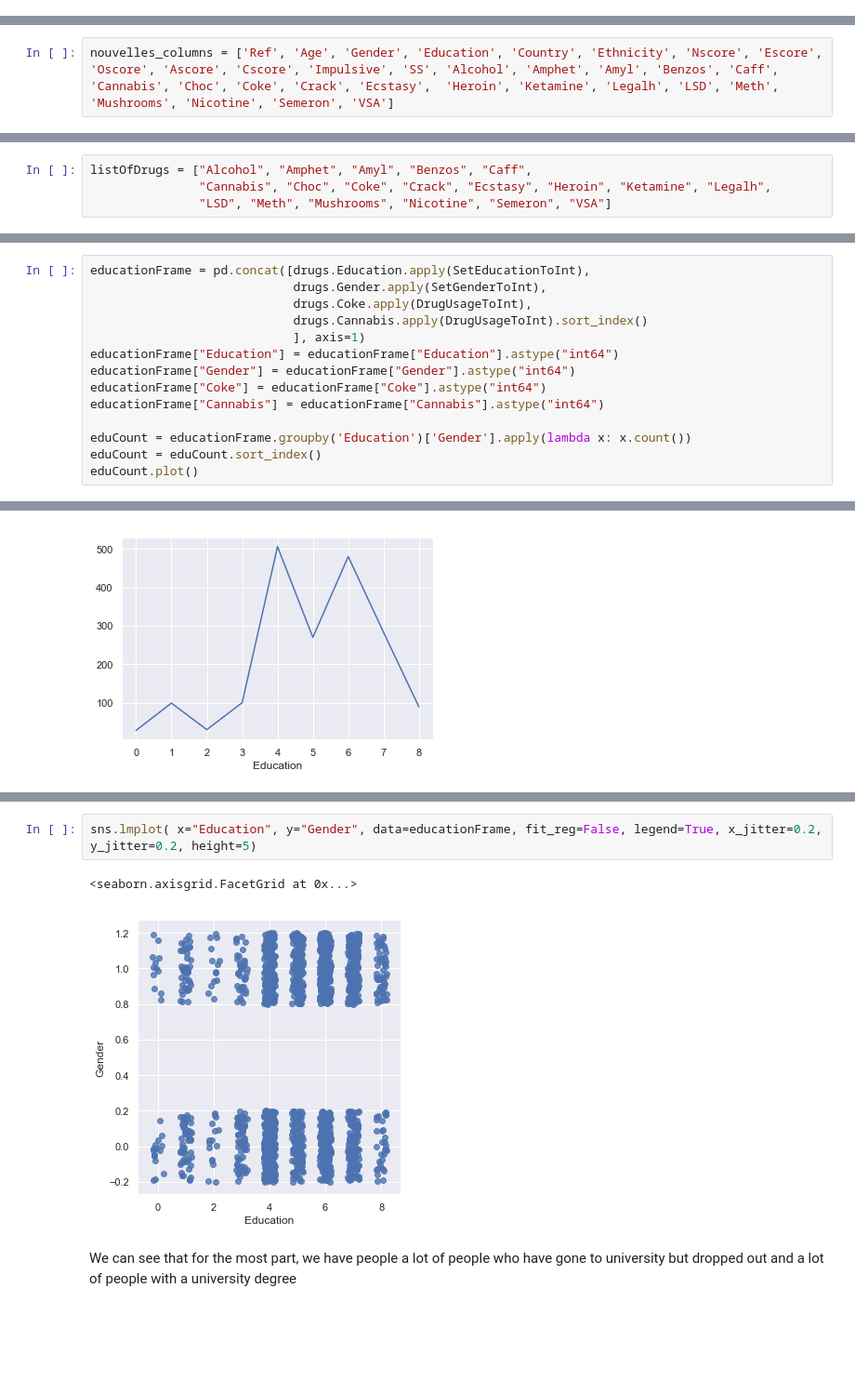
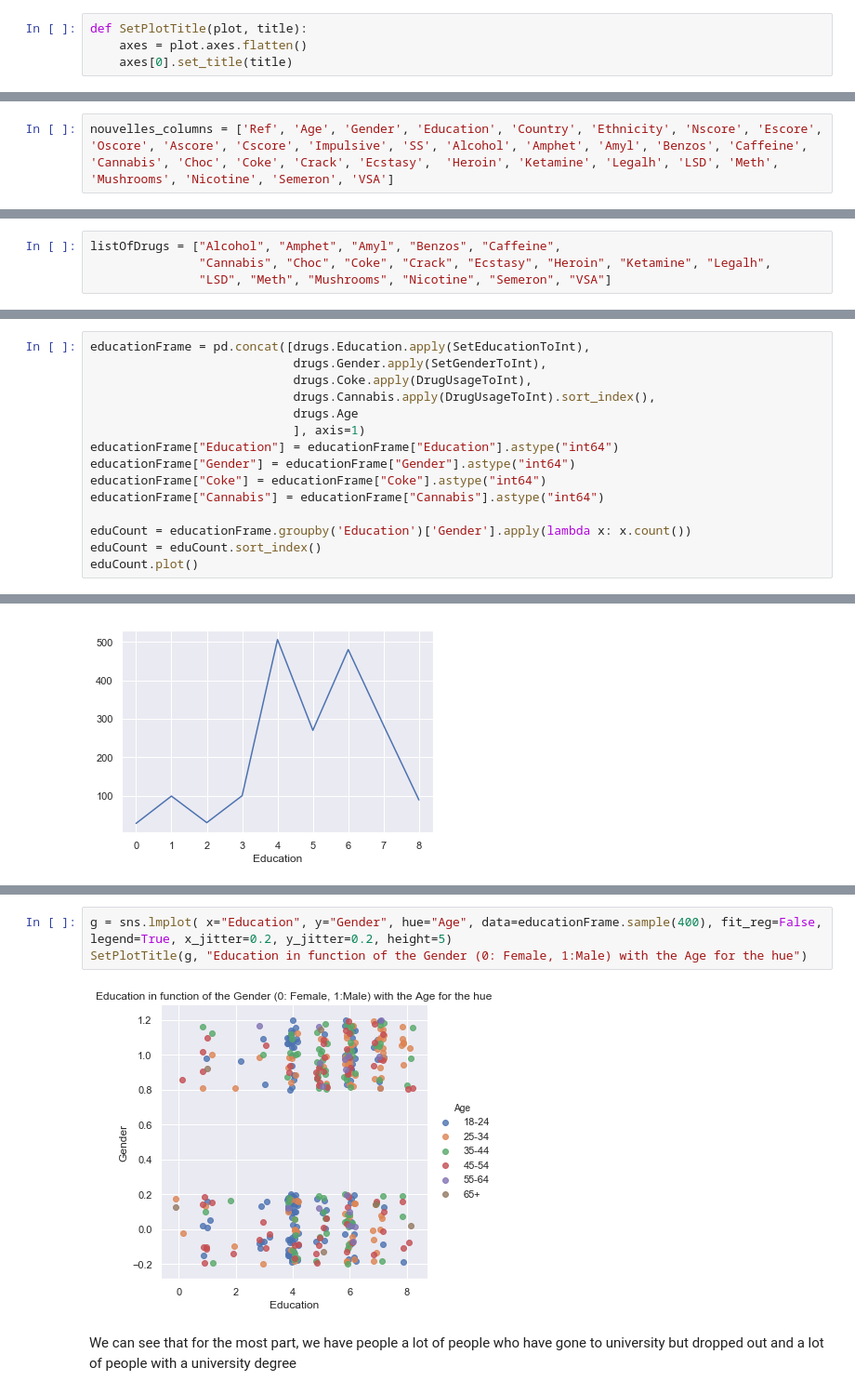
Before and after one commit to FearlessClock/PythonDataAnalyste, a Jupyter notebook: Drug consumption.ipynb, the cells around one changed output, grey strips where cells are left out. Shown at 93% size. Drawn from its saved outputs; the diff is of its cells as text; blank space fills up the shorter version.

```diff
--- a/Drug consumption.ipynb
+++ b/Drug consumption.ipynb
@@ -69,3 +69,7 @@ def SetGenderToInt(usage):
         return 0
     elif usage == "Female":
         return 1
+# %%
+def SetPlotTitle(plot, title):
+    axes = plot.axes.flatten()
+    axes[0].set_title(title)
@@ -121,7 +195,7 @@ Int64Index([ 0,  1,  2,  3,  4,  5,  6,  7,  8,  9, 10, 11, 12, 13, 14, 15, 16,
             17, 18, 19, 20, 21, 22, 23, 24, 25, 26, 27, 28, 29, 30, 31],
            dtype='int64')
 # %%
-nouvelles_columns = ['Ref', 'Age', 'Gender', 'Education', 'Country', 'Ethnicity', 'Nscore', 'Escore', 'Oscore', 'Ascore', 'Cscore', 'Impulsive', 'SS', 'Alcohol', 'Amphet', 'Amyl', 'Benzos', 'Caff', 'Cannabis', 'Choc', 'Coke', 'Crack', 'Ecstasy',  'Heroin', 'Ketamine', 'Legalh', 'LSD', 'Meth', 'Mushrooms', 'Nicotine', 'Semeron', 'VSA']
+nouvelles_columns = ['Ref', 'Age', 'Gender', 'Education', 'Country', 'Ethnicity', 'Nscore', 'Escore', 'Oscore', 'Ascore', 'Cscore', 'Impulsive', 'SS', 'Alcohol', 'Amphet', 'Amyl', 'Benzos', 'Caffeine', 'Cannabis', 'Choc', 'Coke', 'Crack', 'Ecstasy',  'Heroin', 'Ketamine', 'Legalh', 'LSD', 'Meth', 'Mushrooms', 'Nicotine', 'Semeron', 'VSA']
 # %%
 list(zip(nouvelles_columns, drugs.columns))
 # %% [output]
@@ -265,7 +339,7 @@ ClassValue
  'CL5': 'Used in Last Week',
  'CL6': 'Used in Last Day'}
 # %%
-listOfDrugs = ["Alcohol", "Amphet", "Amyl", "Benzos", "Caff",
+listOfDrugs = ["Alcohol", "Amphet", "Amyl", "Benzos", "Caffeine",
                "Cannabis", "Choc", "Coke", "Crack", "Ecstasy", "Heroin", "Ketamine", "Legalh",
                "LSD", "Meth", "Mushrooms", "Nicotine", "Semeron", "VSA"]
 # %%
@@ -758,7 +1097,8 @@ Interestingly enough, we can see that if you have used one of these drugs in the
 educationFrame = pd.concat([drugs.Education.apply(SetEducationToInt),
                             drugs.Gender.apply(SetGenderToInt),
                             drugs.Coke.apply(DrugUsageToInt),
-                            drugs.Cannabis.apply(DrugUsageToInt).sort_index()
+                            drugs.Cannabis.apply(DrugUsageToInt).sort_index(),
+                            drugs.Age
                             ], axis=1)
 educationFrame["Education"] = educationFrame["Education"].astype("int64")
 educationFrame["Gender"] = educationFrame["Gender"].astype("int64")
@@ -779,8 +1114,8 @@ educationFrame.plot(kind="scatter", x="Education", y="Gender", yticks=[0, 1])
 # %%
-sns.lmplot( x="Education", y="Gender", data=educationFrame, fit_reg=False, legend=True, x_jitter=0.2, y_jitter=0.2, height=5)
+g = sns.lmplot( x="Education", y="Gender", hue="Age", data=educationFrame.sample(400), fit_reg=False, legend=True, x_jitter=0.2, y_jitter=0.2, height=5)
+SetPlotTitle(g, "Education in function of the Gender (0: Female, 1:Male) with the Age for the hue")
 # %% [output]
-<seaborn.axisgrid.FacetGrid at 0x...>
-[figure, old version]
+[figure, new version]
 # %% [markdown]
 We can see that for the most part, we have people a lot of people who have gone to university but dropped out and a lot of people with a university degree
 # %%
```
Also changed, not shown: parts of 60 cells of this notebook.
